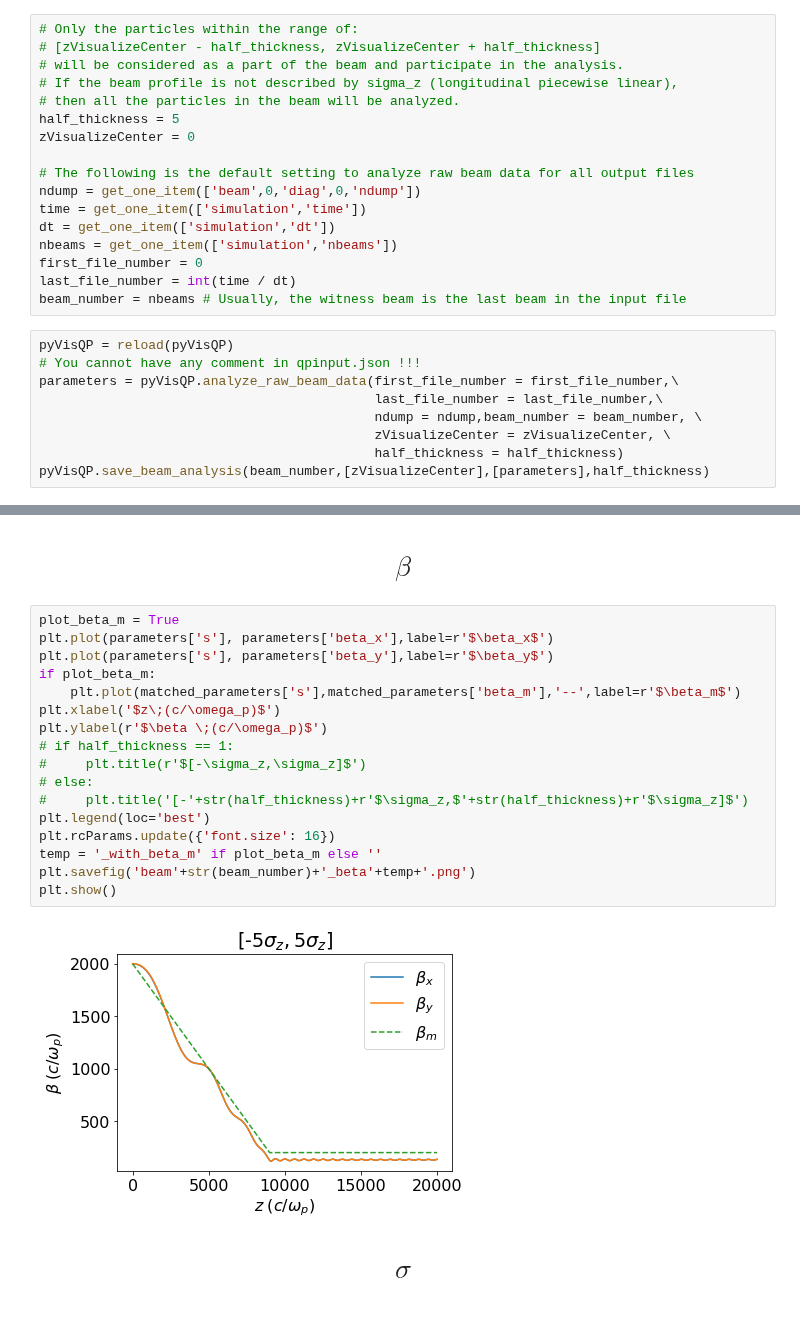
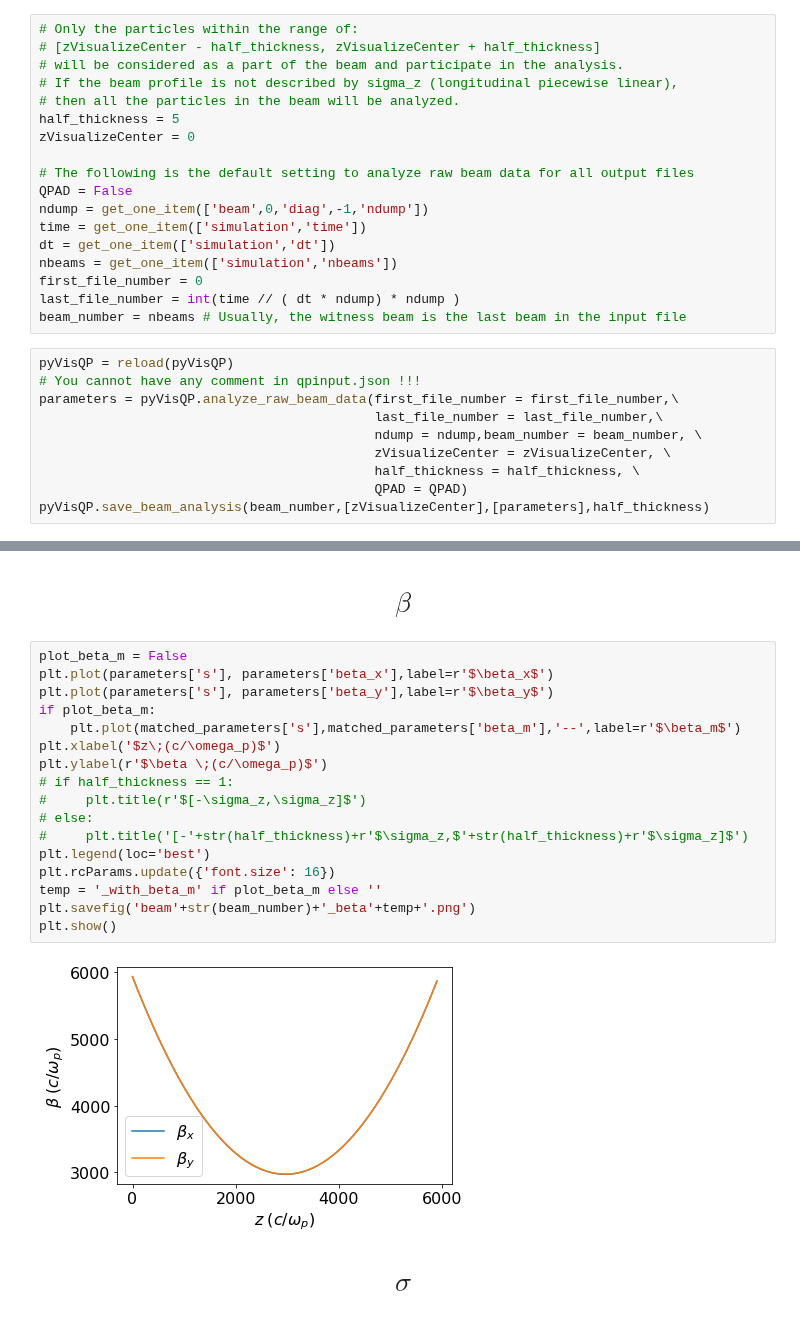
Before and after one commit to uclazyj/JupyterQpic, a Jupyter notebook: QPAD.ipynb, the cells around one changed output, grey strips where cells are left out. Cells and saved outputs as stored; diff of their text form.

```diff
--- a/QPAD.ipynb
+++ b/QPAD.ipynb
@@ -22,12 +22,13 @@ half_thickness = 5
 zVisualizeCenter = 0
 
 # The following is the default setting to analyze raw beam data for all output files
-ndump = get_one_item(['beam',0,'diag',0,'ndump'])
+QPAD = False
+ndump = get_one_item(['beam',0,'diag',-1,'ndump'])
 time = get_one_item(['simulation','time'])
 dt = get_one_item(['simulation','dt'])
 nbeams = get_one_item(['simulation','nbeams'])
 first_file_number = 0
-last_file_number = int(time / dt)
+last_file_number = int(time // ( dt * ndump) * ndump )
 beam_number = nbeams # Usually, the witness beam is the last beam in the input file
 # %%
 pyVisQP = reload(pyVisQP)
@@ -36,6 +37,7 @@ parameters = pyVisQP.analyze_raw_beam_data(first_file_number = first_file_number
                                            last_file_number = last_file_number,\
                                            ndump = ndump,beam_number = beam_number, \
                                            zVisualizeCenter = zVisualizeCenter, \
-                                           half_thickness = half_thickness)
+                                           half_thickness = half_thickness, \
+                                           QPAD = QPAD)
 pyVisQP.save_beam_analysis(beam_number,[zVisualizeCenter],[parameters],half_thickness)
 # %% [output]
@@ -95,24 +86,24 @@ matched_parameters = get_matched_beam_parameters(i = 0,name = 'species',idx = 0,
 # %% [markdown]
 # $$\beta$$
 # %%
-plot_beta_m = True
+plot_beta_m = False
 plt.plot(parameters['s'], parameters['beta_x'],label=r'$\beta_x$')
 plt.plot(parameters['s'], parameters['beta_y'],label=r'$\beta_y$')
 if plot_beta_m:
     plt.plot(matched_parameters['s'],matched_parameters['beta_m'],'--',label=r'$\beta_m$')
 plt.xlabel('$z\;(c/\omega_p)$')
 plt.ylabel(r'$\beta \;(c/\omega_p)$')
 # if half_thickness == 1:
 #     plt.title(r'$[-\sigma_z,\sigma_z]$')
 # else:
 #     plt.title('[-'+str(half_thickness)+r'$\sigma_z,$'+str(half_thickness)+r'$\sigma_z]$')
 plt.legend(loc='best')
 plt.rcParams.update({'font.size': 16})
 temp = '_with_beta_m' if plot_beta_m else ''
 plt.savefig('beam'+str(beam_number)+'_beta'+temp+'.png')
 plt.show()
 # %% [output]
-[figure, old version]
+[figure, new version]
 # %% [markdown]
 # $$\sigma$$
 # %%
```
Also changed, not shown: parts of 2 cells of this notebook.
